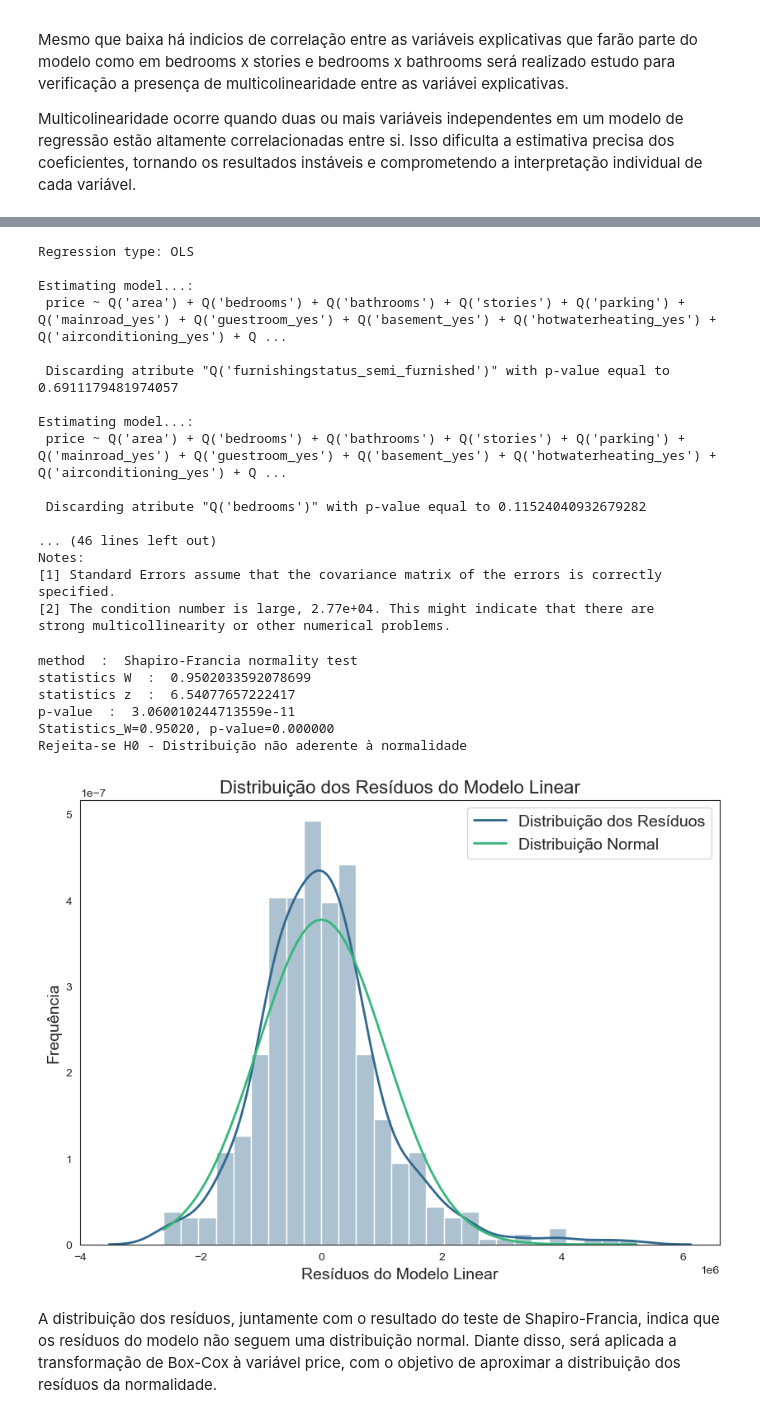
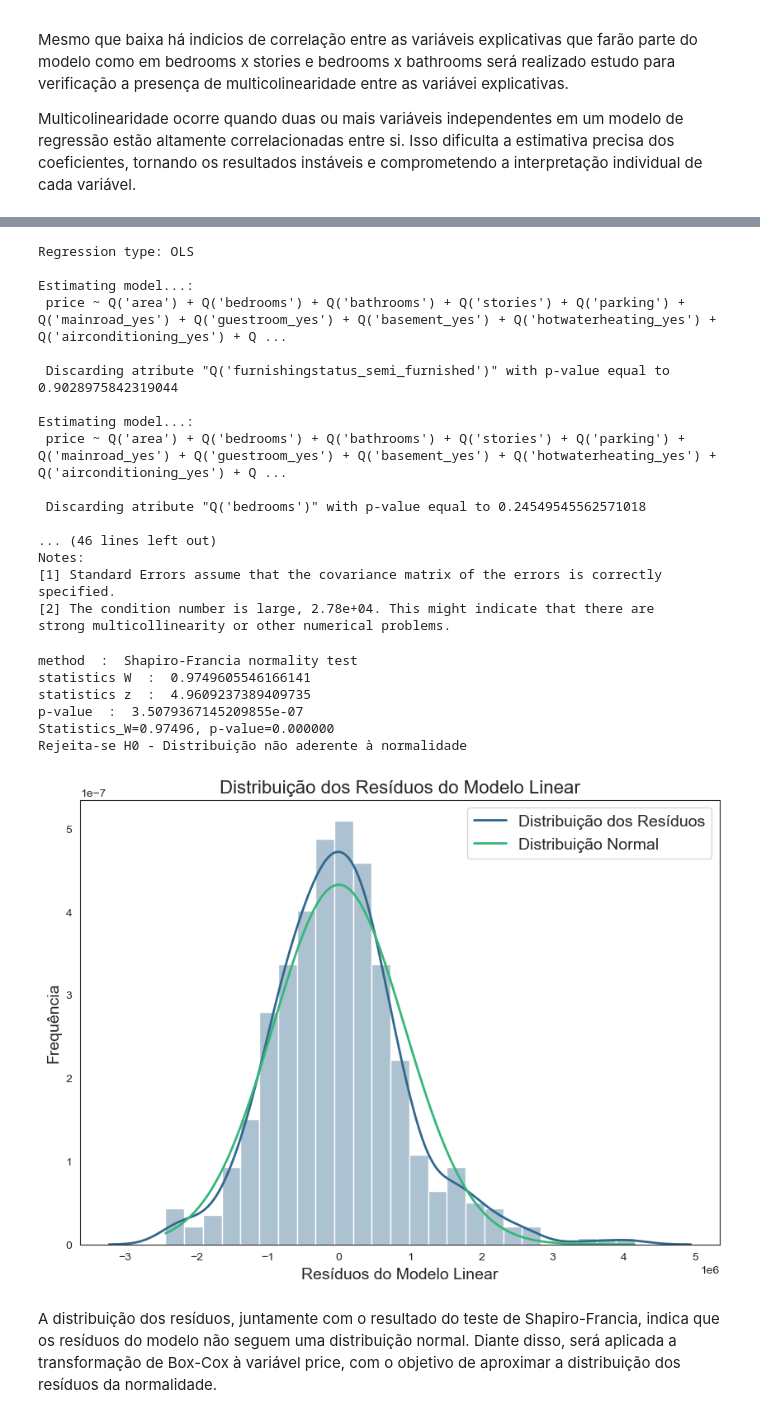
Before and after one commit to 1998-sys/Housing-Prices, a Jupyter notebook: notebooks/houses_price.ipynb, the cells around one changed output, grey strips where cells are left out. Cells and saved outputs as stored; diff of their text form; code cells hidden in the pictures.

```diff
--- a/notebooks/houses_price.ipynb
+++ b/notebooks/houses_price.ipynb
@@ -258,7 +261,7 @@ Mesmo que baixa há indicios de correlação entre as variáveis explicativas qu
 Multicolinearidade ocorre quando duas ou mais variáveis independentes em um modelo de regressão estão altamente correlacionadas entre si. Isso dificulta a estimativa precisa dos coeficientes, tornando os resultados instáveis e comprometendo a interpretação individual de cada variável.
 # %%
 # processo de dummização das variáveis categóricas
-df_housing_dummies = pd.get_dummies(df_housing,
+df_housing_dummies = pd.get_dummies(df_housing_out,
                                     columns=['mainroad', 'guestroom', 'basement', 'hotwaterheating', 'airconditioning', 'prefarea', 'furnishingstatus'],
                                     drop_first= True,
                                     dtype = int)
@@ -315,52 +318,52 @@ strong multicollinearity or other numerical problems.
 - T-Statistic: avalia individualmente cada variável para definir se é estatísticamente signigicante para o modelo, P-valor > 0.05 podemos afirmar que o parâmetro não é significante para o modelo. No modelo inicial nota-se que a variável furnishingstatus_semi_furnished e bedrooms não se mostraram significantes.
 # %%
 # Aplicando Step-Wise para remoção das variáveis não significantes
-reg_step = stepwise(reg, pvalue_limit=0.05)
+reg_step_bc = stepwise(reg, pvalue_limit=0.05)
 # %% [output]
 Regression type: OLS
 
 Estimating model...:
  price ~ Q('area') + Q('bedrooms') + Q('bathrooms') + Q('stories') + Q('parking') + Q('mainroad_yes') + Q('guestroom_yes') + Q('basement_yes') + Q('hotwaterheating_yes') + Q('airconditioning_yes') + Q ...
 
- Discarding atribute "Q('furnishingstatus_semi_furnished')" with p-value equal to 0.6911179481974057
+ Discarding atribute "Q('furnishingstatus_semi_furnished')" with p-value equal to 0.9028975842319044
 
 Estimating model...:
  price ~ Q('area') + Q('bedrooms') + Q('bathrooms') + Q('stories') + Q('parking') + Q('mainroad_yes') + Q('guestroom_yes') + Q('basement_yes') + Q('hotwaterheating_yes') + Q('airconditioning_yes') + Q ...
 
- Discarding atribute "Q('bedrooms')" with p-value equal to 0.11524040932679282
+ Discarding atribute "Q('bedrooms')" with p-value equal to 0.24549545562571018
 
 ... (46 lines left out)
 Notes:
 [1] Standard Errors assume that the covariance matrix of the errors is correctly specified.
-[2] The condition number is large, 2.77e+04. This might indicate that there are
+[2] The condition number is large, 2.78e+04. This might indicate that there are
 strong multicollinearity or other numerical problems.
 # %%
 # Verificação do termos de erros a normalidade com o teste Shapiro-Francia
-shapiro_test(reg_step)
+shapiro_test(reg_step_bc)
 # %% [output]
 method  :  Shapiro-Francia normality test
-statistics W  :  0.9502033592078699
-statistics z  :  6.54077657222417
-p-value  :  3.060010244713559e-11
-Statistics_W=0.95020, p-value=0.000000
+statistics W  :  0.9749605546166141
+statistics z  :  4.9609237389409735
+p-value  :  3.5079367145209855e-07
+Statistics_W=0.97496, p-value=0.000000
 Rejeita-se H0 - Distribuição não aderente à normalidade
 # %%
-(mu, sigma) = norm.fit(reg_step.resid)
+(mu, sigma) = norm.fit(reg_step_bc.resid)
 
 sns.set_style('white')
 palette = sns.color_palette("viridis", 2)
 plt.figure(figsize=(10,7))
-sns.histplot(reg_step.resid, color=palette[0], stat='density', alpha=0.4)
-sns.kdeplot(reg_step.resid, color=palette[0], linewidth=2, label='Distribuição dos Resíduos')
-x= np.linspace(min(reg_step.resid), max(reg_step.resid), 100)
+sns.histplot(reg_step_bc.resid, color=palette[0], stat='density', alpha=0.4)
+sns.kdeplot(reg_step_bc.resid, color=palette[0], linewidth=2, label='Distribuição dos Resíduos')
+x= np.linspace(min(reg_step_bc.resid), max(reg_step_bc.resid), 100)
 plt.plot(x, norm.pdf(x, mu, sigma), color=palette[1], linewidth=2, label='Distribuição Normal')
 plt.legend(fontsize=14)
 plt.xlabel('Resíduos do Modelo Linear', fontsize=14)
 plt.ylabel('Frequência', fontsize=14)
 plt.title('Distribuição dos Resíduos do Modelo Linear', fontsize=16)
 plt.show()
 # %% [output]
-[figure, old version]
+[figure, new version]
 # %% [markdown]
 A distribuição dos resíduos, juntamente com o resultado do teste de Shapiro-Francia, indica que os resíduos do modelo não seguem uma distribuição normal. Diante disso, será aplicada a transformação de Box-Cox à variável price, com o objetivo de aproximar a distribuição dos resíduos da normalidade.
 # %%
```
Also changed, not shown: parts of 9 cells of this notebook.
